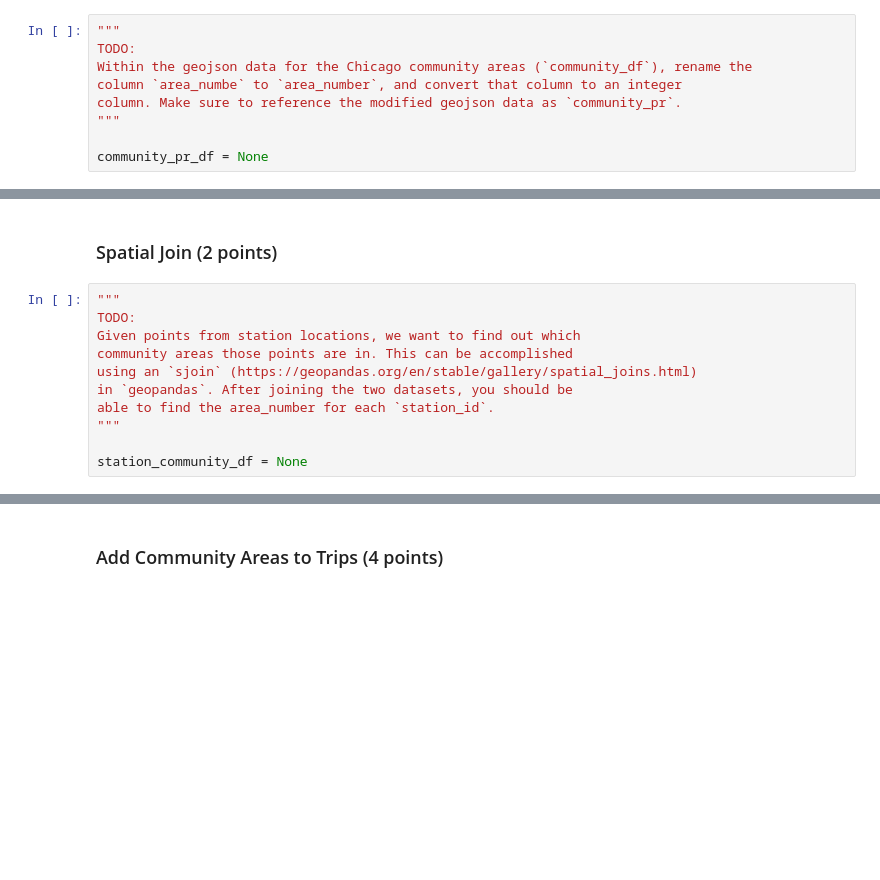
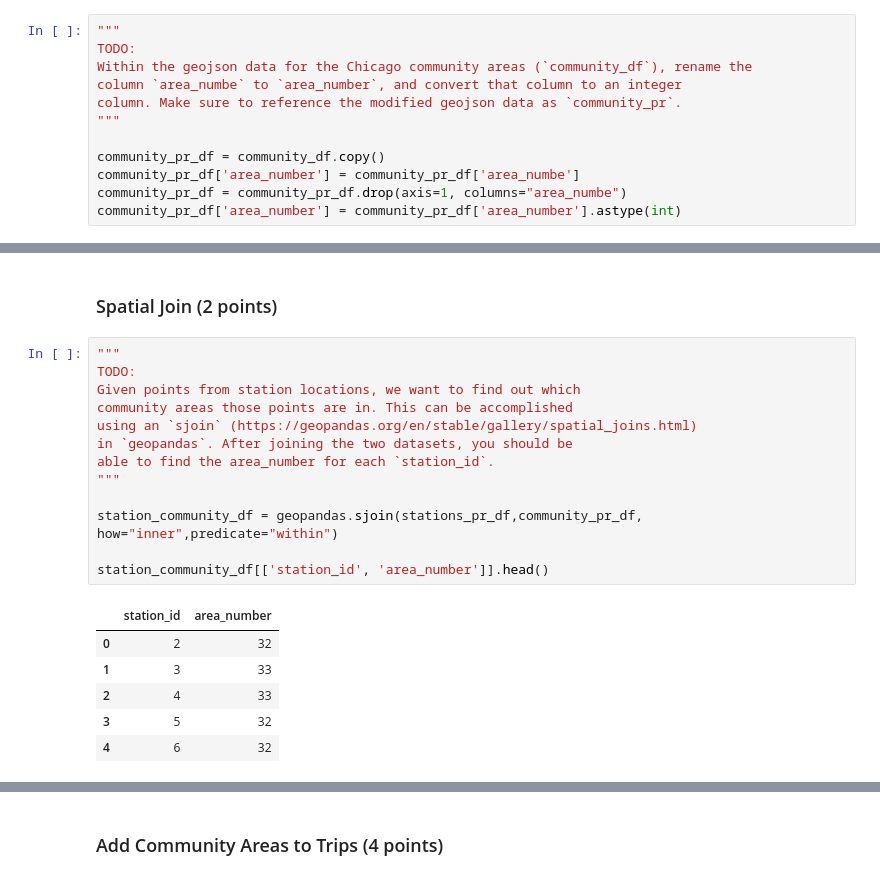
Before and after one commit to pxndey/csgy6313_infoViz, a Jupyter notebook: project_2/hw2.ipynb, the cells around one changed output, grey strips where cells are left out. Saved outputs shown, nothing was run; the diff lists cells and outputs as text; blank space fills up the shorter version.

```diff
--- a/project_2/hw2.ipynb
+++ b/project_2/hw2.ipynb
@@ -42,4 +109,7 @@ column `area_numbe` to `area_number`, and convert that column to an integer
 column. Make sure to reference the modified geojson data as `community_pr`.
 """
 
-community_pr_df = None
+community_pr_df = community_df.copy()
+community_pr_df['area_number'] = community_pr_df['area_numbe']
+community_pr_df = community_pr_df.drop(axis=1, columns="area_numbe")
+community_pr_df['area_number'] = community_pr_df['area_number'].astype(int)
@@ -62,11 +208,20 @@ stations_pr_df = None
 # %%
 """
 TODO:
 Given points from station locations, we want to find out which
 community areas those points are in. This can be accomplished
 using an `sjoin` (https://geopandas.org/en/stable/gallery/spatial_joins.html)
 in `geopandas`. After joining the two datasets, you should be
 able to find the area_number for each `station_id`.
 """
 
-station_community_df = None
+station_community_df = geopandas.sjoin(stations_pr_df,community_pr_df, how="inner",predicate="within")
+
+station_community_df[['station_id', 'area_number']].head()
+# %% [output]
+|  | station_id | area_number |
+| 0 | 2 | 32 |
+| 1 | 3 | 33 |
+| 2 | 4 | 33 |
+| 3 | 5 | 32 |
+| 4 | 6 | 32 |
```
Also changed, not shown: parts of 19 cells of this notebook, 1 other file.
